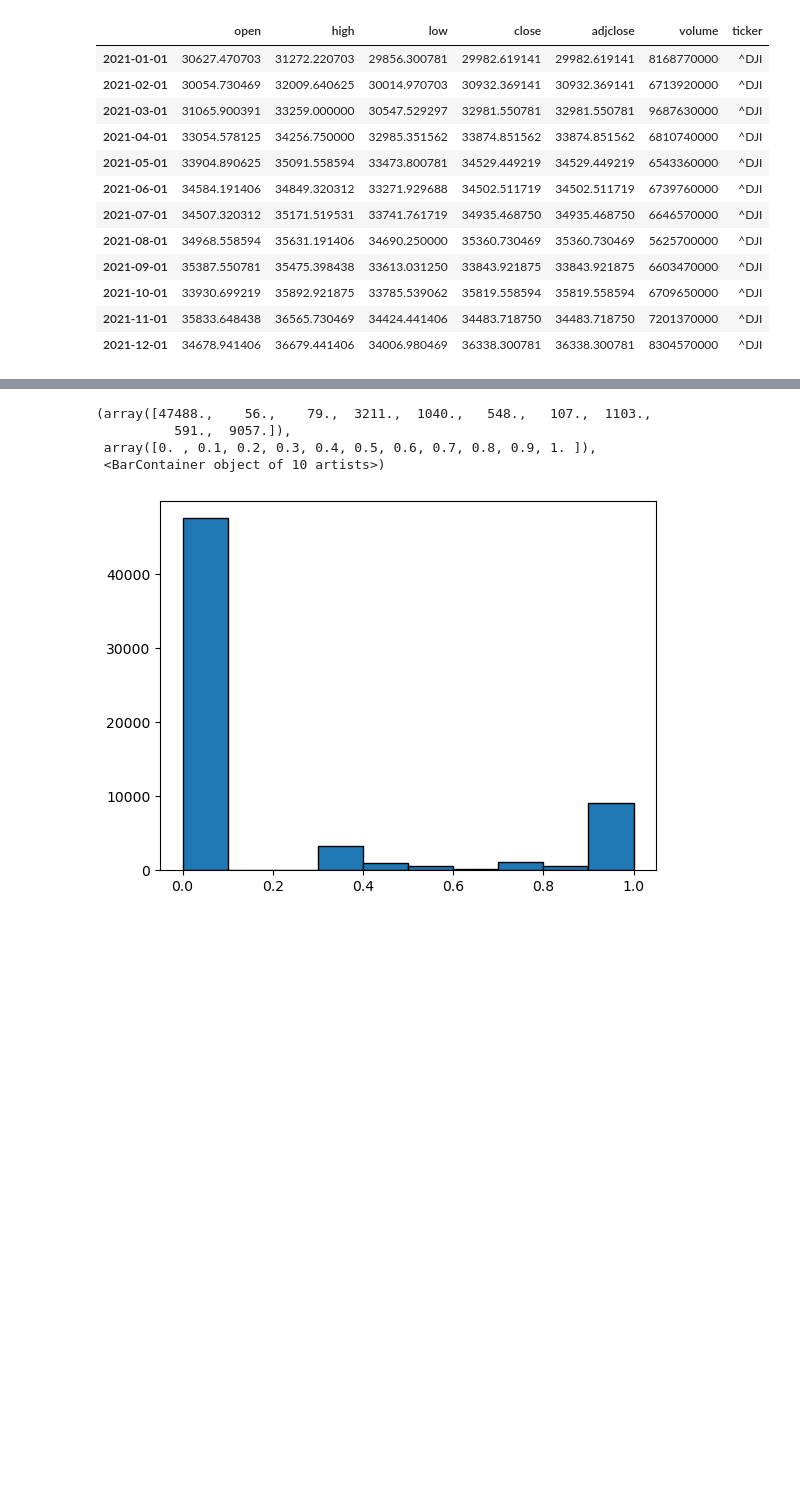
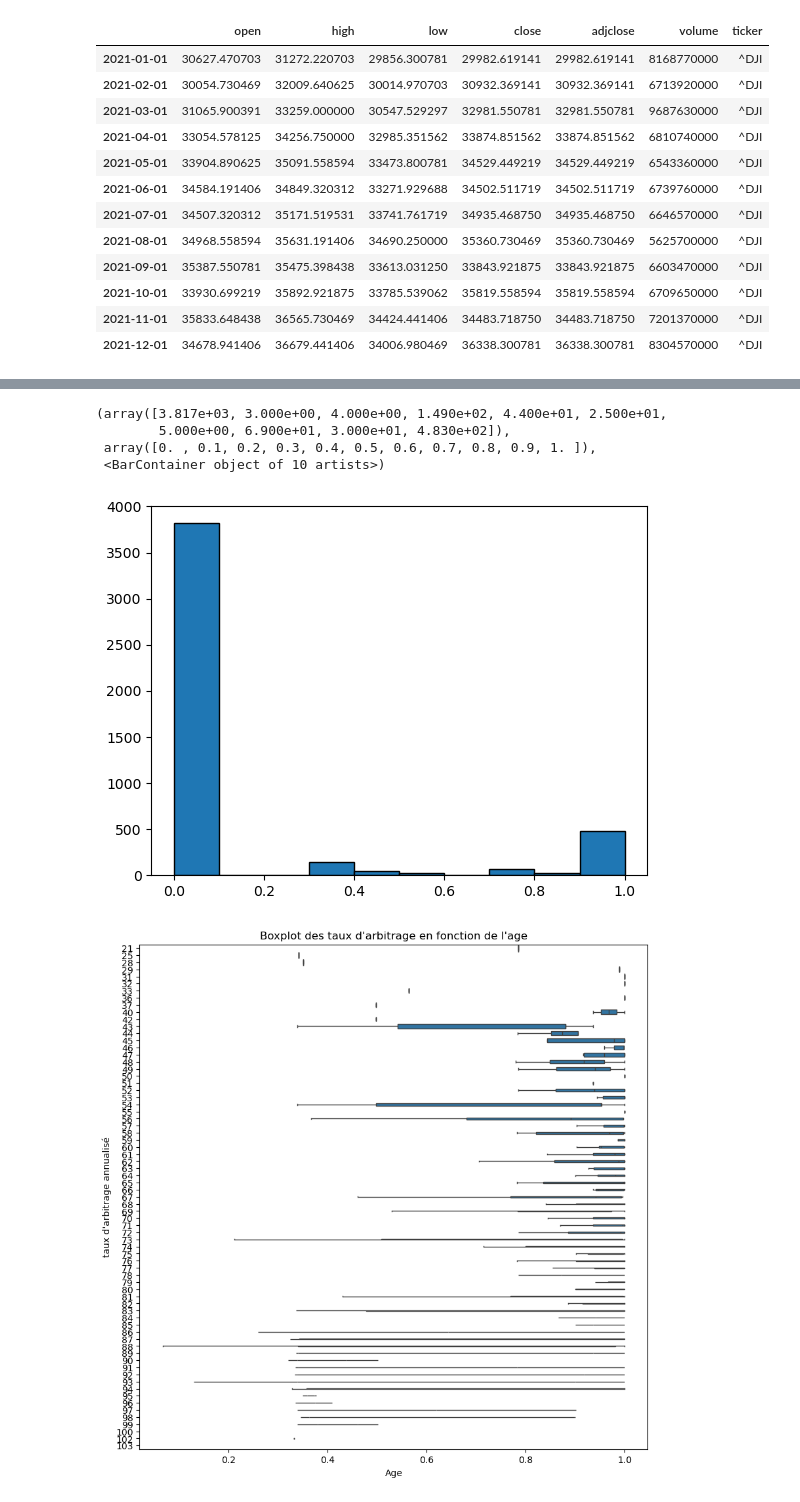
Before and after one commit to afonkou01/Arbitrage_Vie_BNP_Cardif, a Jupyter notebook: Avancement notebook - BNP Cardif.ipynb, the cells around one changed output, grey strips where cells are left out. Drawn from its saved outputs; the diff is of its cells as text; code cells hidden in the pictures; blank space fills up the shorter version.

```diff
--- a/Avancement notebook - BNP Cardif.ipynb
+++ b/Avancement notebook - BNP Cardif.ipynb
@@ -273,9 +278,20 @@ Passing `palette` without assigning `hue` is deprecated and will be removed in v
 # %%
-#sns.kdeplot(data=base_multisupport, x='r_FG_a', palette='Set2')
-plt.hist(base_multisupport['r_FG_a'], bins=10, edgecolor='black')
+#sns.kdeplot(data=base_contrats, x='r_FG_a', palette='Set2')
+plt.hist(base_contrats['r_FG_a'], bins=10, edgecolor='black')
 # %% [output]
-(array([47488.,    56.,    79.,  3211.,  1040.,   548.,   107.,  1103.,
-          591.,  9057.]),
+(array([3.817e+03, 3.000e+00, 4.000e+00, 1.490e+02, 4.400e+01, 2.500e+01,
+        5.000e+00, 6.900e+01, 3.000e+01, 4.830e+02]),
  array([0. , 0.1, 0.2, 0.3, 0.4, 0.5, 0.6, 0.7, 0.8, 0.9, 1. ]),
  <BarContainer object of 10 artists>)
-[figure, old version]
+[figure, new version]
+# %%
+counts = base_arbitrage_FG_update['age'].value_counts()
+plt.figure(figsize=(10, 10))
+sns.boxplot(y='age', x='r_FG_a', data=base_arbitrage_FG_update, showfliers=False, width= 20 * counts/len(base_arbitrage_FG_update), orient='y')
+plt.xlabel("Age")
+plt.ylabel("taux d'arbitrage annualisé")
+#plt.yticks(np.arange(0, 100, 5))
+plt.title("Boxplot des taux d'arbitrage en fonction de l'age")
+plt.show()
+# %% [output]
+[figure, added]
```
Also changed, not shown: parts of 9 cells of this notebook.
